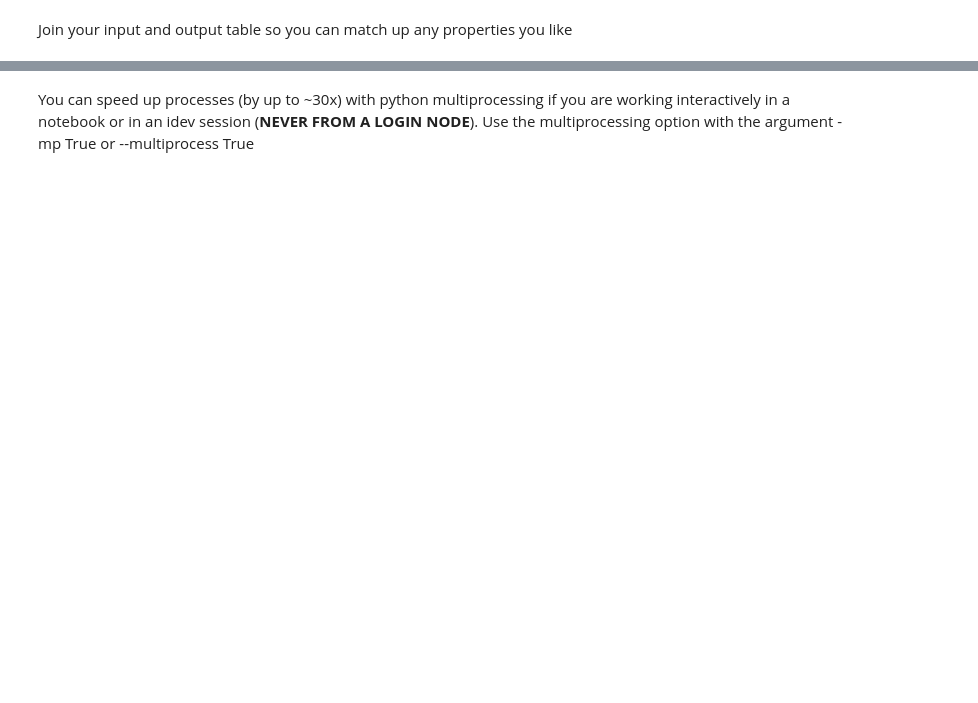
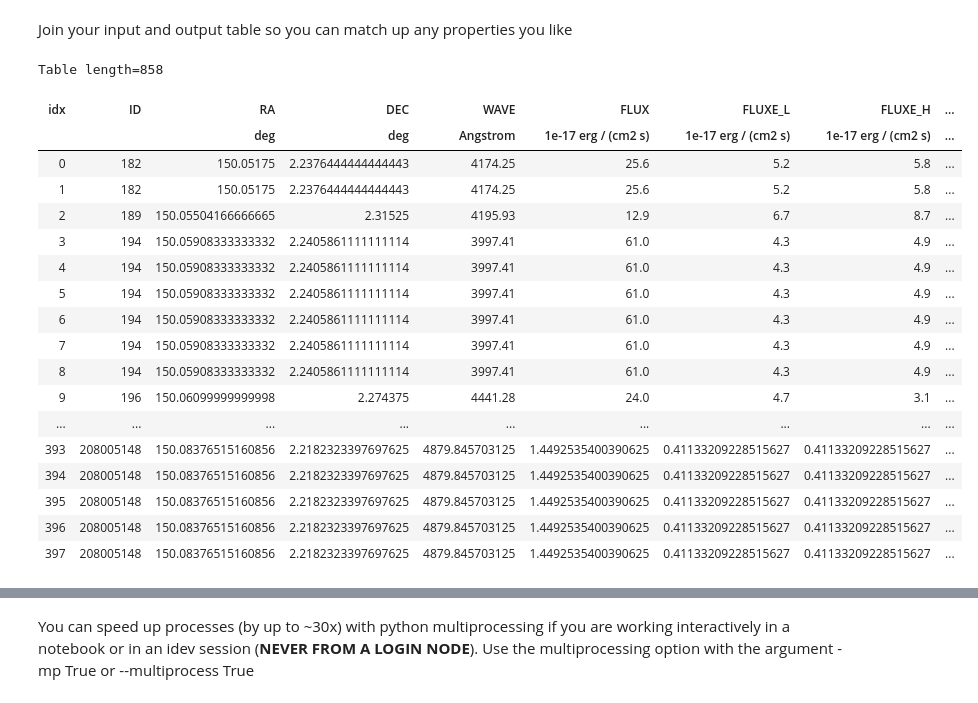
Before and after one commit to HETDEX/hetdex_api, a Jupyter notebook: notebooks/14-Extracting_a_sourcelist.ipynb, the cells around one changed output, grey strips where cells are left out. Drawn from its saved outputs; the diff is of its cells as text; code cells hidden in the pictures; blank space fills up the shorter version.

```diff
--- a/notebooks/14-Extracting_a_sourcelist.ipynb
+++ b/notebooks/14-Extracting_a_sourcelist.ipynb
@@ -74,3 +121,25 @@ output_table
+# %%
+output_table.show_in_notebook(display_length=10)
+# %% [output]
+Table length=858
+| idx | ID | RA | DEC | WAVE | FLUX | FLUXE_L | FLUXE_H | ... |
+|  |  | deg | deg | Angstrom | 1e-17 erg / (cm2 s) | 1e-17 erg / (cm2 s) | 1e-17 erg / (cm2 s) | ... |
+| 0 | 182 | 150.05175 | 2.2376444444444443 | 4174.25 | 25.6 | 5.2 | 5.8 | ... |
+| 1 | 182 | 150.05175 | 2.2376444444444443 | 4174.25 | 25.6 | 5.2 | 5.8 | ... |
+| 2 | 189 | 150.05504166666665 | 2.31525 | 4195.93 | 12.9 | 6.7 | 8.7 | ... |
+| 3 | 194 | 150.05908333333332 | 2.2405861111111114 | 3997.41 | 61.0 | 4.3 | 4.9 | ... |
+| 4 | 194 | 150.05908333333332 | 2.2405861111111114 | 3997.41 | 61.0 | 4.3 | 4.9 | ... |
+| 5 | 194 | 150.05908333333332 | 2.2405861111111114 | 3997.41 | 61.0 | 4.3 | 4.9 | ... |
+| 6 | 194 | 150.05908333333332 | 2.2405861111111114 | 3997.41 | 61.0 | 4.3 | 4.9 | ... |
+| 7 | 194 | 150.05908333333332 | 2.2405861111111114 | 3997.41 | 61.0 | 4.3 | 4.9 | ... |
+| 8 | 194 | 150.05908333333332 | 2.2405861111111114 | 3997.41 | 61.0 | 4.3 | 4.9 | ... |
+| 9 | 196 | 150.06099999999998 | 2.274375 | 4441.28 | 24.0 | 4.7 | 3.1 | ... |
+| ... | ... | ... | ... | ... | ... | ... | ... | ... |
+| 393 | 208005148 | 150.08376515160856 | 2.2182323397697625 | 4879.845703125 | 1.4492535400390625 | 0.41133209228515627 | 0.41133209228515627 | ... |
+| 394 | 208005148 | 150.08376515160856 | 2.2182323397697625 | 4879.845703125 | 1.4492535400390625 | 0.41133209228515627 | 0.41133209228515627 | ... |
+| 395 | 208005148 | 150.08376515160856 | 2.2182323397697625 | 4879.845703125 | 1.4492535400390625 | 0.41133209228515627 | 0.41133209228515627 | ... |
+| 396 | 208005148 | 150.08376515160856 | 2.2182323397697625 | 4879.845703125 | 1.4492535400390625 | 0.41133209228515627 | 0.41133209228515627 | ... |
+| 397 | 208005148 | 150.08376515160856 | 2.2182323397697625 | 4879.845703125 | 1.4492535400390625 | 0.41133209228515627 | 0.41133209228515627 | ... |
 # %%
 sel = output_table['FLUX'] > 10
 
```
Also changed, not shown: parts of 26 cells of this notebook.
